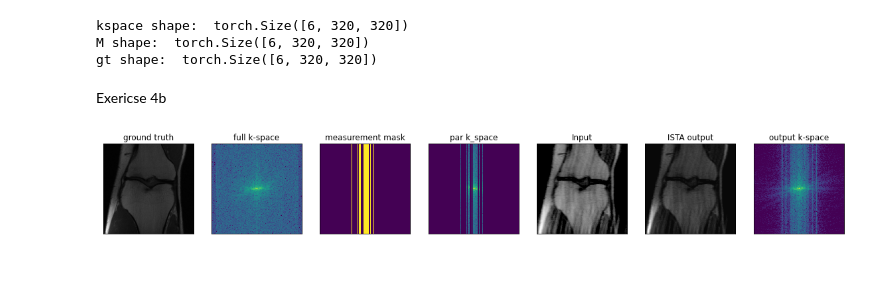
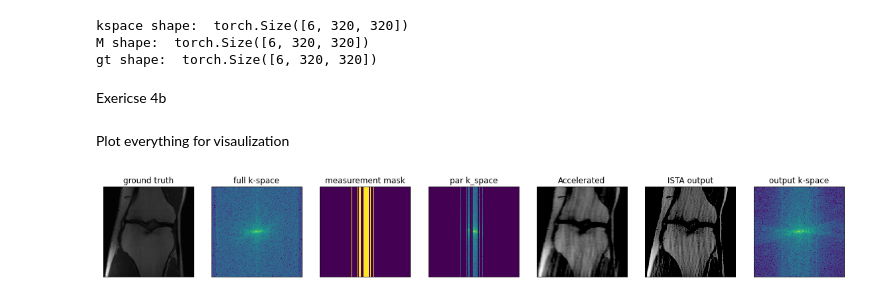
Before and after one commit to langestefan/5LSL0_assignments, a Jupyter notebook: assignment_4/week_2_exc4.ipynb, the cells around one changed output. Drawn from its saved outputs; the diff is of its cells as text; code cells hidden in the pictures; blank space fills up the shorter version.

Commit message:
add plot for ex4.

```diff
--- a/assignment_4/week_2_exc4.ipynb
+++ b/assignment_4/week_2_exc4.ipynb
@@ -27,19 +27,19 @@ gt shape:  torch.Size([6, 320, 320])
 # %% [markdown]
 Exericse 4b
 # %%
-def get_k_space(input) :
+def get_k_space(MRI_image) :
     # convert MRI image into k-space
-    #k_space = fftshift(fft2(input))
-    k_space = fft2(input)
+    #k_space = fftshift(fft2(MRI_image))
+    k_space = fft2(MRI_image)
     return k_space
 
-def get_partial_k_space(input,M) :
+def get_partial_k_space(k_space,M) :
     # element wise multiplication of k-space and M
-    return  torch.mul(input, M)
+    return  torch.mul(k_space, M)
 
-def get_accelerate_MRI(input) :
+def get_accelerate_MRI(k_space) :
     # convert k-space to MRI image
-    return ifft2(input)
+    return ifft2(k_space)
 
 def get_accelerate_MRI_final(input) :
     # convert k-space to MRI image
@@ -86,20 +86,22 @@ def ISTA(mu, shrinkage, K, k_space, M) :
 
     return x_out
 # %%
-mu = 0.05
-shrinkage = 0.01
-K = 50
+mu = 0.5
+shrinkage = 0.1
+K = 100
 
 x_t = ISTA(mu, shrinkage, K, kspace, M)
 x_t_friendly = torch.log(torch.abs(x_t)+1e-20)
-input = get_accelerate_MRI(kspace)
+accelerated_mri_input = get_accelerate_MRI(kspace)
 k_space_x_out = fftshift(fft2(x_t))
-input_plot_friendly = torch.log(torch.abs(input[2,:,:])+1e-20)
+accerated_plot_friendly = torch.log(torch.abs(accelerated_mri_input )+1e-20)
 kspace_plot_friendly = torch.log(torch.abs(kspace[2,:,:])+1e-20)
 k_space_x_out_plot_friendly = torch.log(torch.abs(k_space_x_out[2,:,:])+1e-20)
 
 full_k = fftshift(fft2(gt))
 full_k_friendly = torch.log(torch.abs(full_k[2,:,:])+1e-20)
+# %% [markdown]
+Plot everything for visaulization
 # %%
 
 plt.figure(figsize = (20,20))
@@ -118,34 +120,34 @@ plt.title('full k-space')
 
 plt.subplot(1,7,3)
 plt.imshow(M[2,:,:],interpolation='nearest')
 plt.xticks([])
 plt.yticks([])
 plt.title('measurement mask')
 
 plt.subplot(1,7,4)
 plt.imshow(kspace_plot_friendly,vmin=-1.3,interpolation='nearest')
 plt.xticks([])
 plt.yticks([])
 plt.title('par k_space')
 
 plt.subplot(1,7,5)
-plt.imshow(input_plot_friendly,vmin=-1.3,interpolation='nearest',cmap='gray')
+plt.imshow(accerated_plot_friendly[2,:,:],vmin=-1,interpolation='nearest',cmap='gray')
 plt.xticks([])
 plt.yticks([])
-plt.title('Input')
+plt.title('Accelerated')
 
 plt.subplot(1,7,6)
-plt.imshow(x_t[2,:,:],vmin=-0.1,interpolation='nearest',cmap='gray')
+plt.imshow(x_t_friendly[2,:,:],vmin=-1.5,interpolation='nearest',cmap='gray')
 plt.xticks([])
 plt.yticks([])
 plt.title('ISTA output')
 
 plt.subplot(1,7,7)
 plt.imshow(k_space_x_out_plot_friendly,vmin=-1.3,interpolation='nearest')
 plt.xticks([])
 plt.yticks([])
 plt.title('output k-space')
 
 plt.show()
 # %% [output]
-[figure, old version]
+[figure, new version]
```
Also changed, not shown: parts of 2 cells of this notebook, 1 other file.
